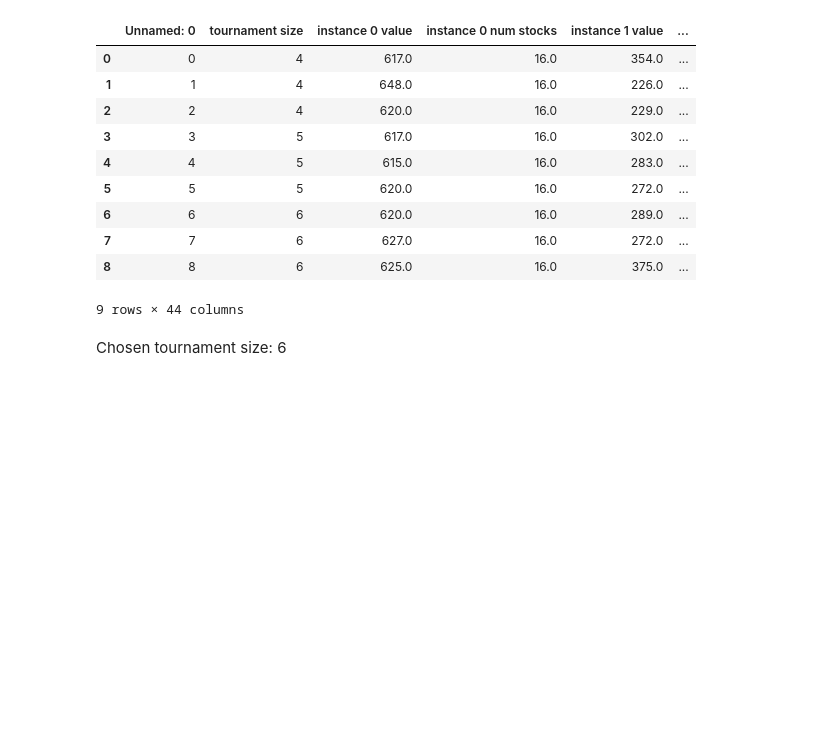
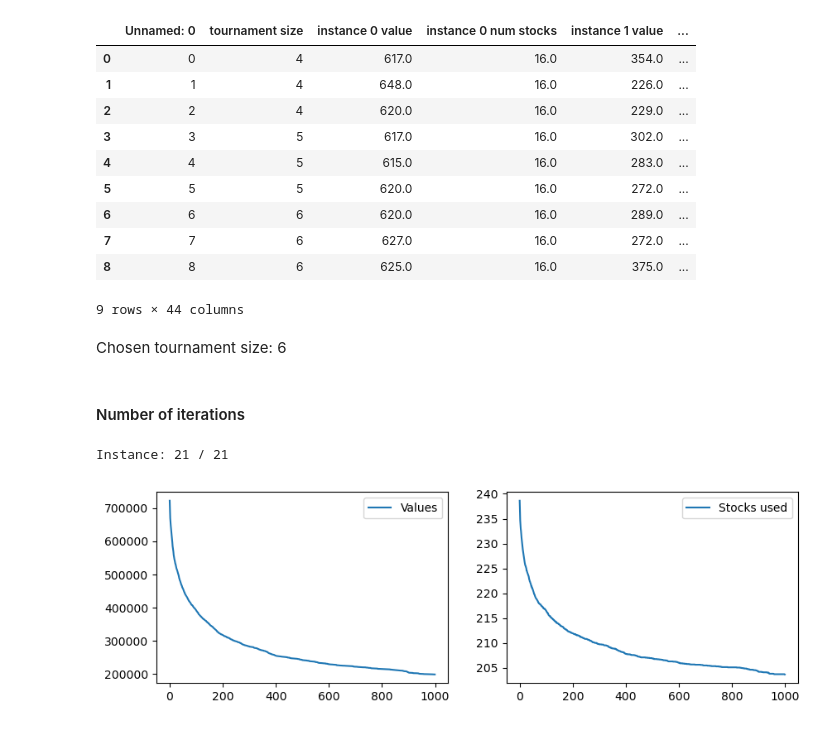
Before and after one commit to MilenkovicMaja/csp_optimization, a Jupyter notebook: csp.ipynb, the cells around one changed output. Saved outputs shown, nothing was run; the diff lists cells and outputs as text; code cells hidden in the pictures; blank space fills up the shorter version.

Commit message:
Testing number of iterations for genetic algorithm

```diff
--- a/csp.ipynb
+++ b/csp.ipynb
@@ -414,7 +414,9 @@ def ga(orders:    list[int],
        CROSSOVER_PROB: float,
        MUTATION_PROB: float,
        NUM_ITERS: int,
-       ELITISM_SIZE: int
+       ELITISM_SIZE: int,
+       sum_best_solutions: list[int] = None,
+       sum_num_stocks: list[int] = None
       ):
 
     population = [Individual(orders) for _ in range(POPULATION_SIZE)]
@@ -476,6 +478,14 @@ def ga(orders:    list[int],
         plt.legend()
         plt.show()
 
+    if sum_best_solutions is not None:
+        for i in range(len(sum_best_solutions)):
+            sum_best_solutions[i] = sum_best_solutions[i] + PLT_VALUES[i]
+
+    if sum_num_stocks is not None:
+        for i in range(len(sum_num_stocks)):
+            sum_num_stocks[i] = sum_num_stocks[i] + PLT_STOCKS_USED[i]
+
     best_individual = min(population, key=lambda x: x.fitness)
     return best_individual.code, best_individual.fitness, best_individual.num_stocks
 # %% [markdown]
@@ -1071,3 +1081,44 @@ tournament_size_df
 tournament_size_df.to_csv('tournament_size.csv')
 # %% [markdown]
 Chosen tournament size: 6
+# %% [markdown]
+#### Number of iterations
+# %%
+num_instances = 21
+num_iters = 1000
+sum_best_values = [0 for _ in range(num_iters)]
+sum_num_stocks = [0 for _ in range(num_iters)]
+
+for i in range(num_instances):
+    orders = read_instance(f'test_instances/test_instance_{i}.csp')
+    print(f'Instance: {i+1} / {num_instances}   ', end='\r')
+    solution, value, num_stocks = ga(orders,
+                                     selection=tournament_selection,
+                                     crossover=generalized_order_crossover,
+                                     mutation=mutation_swap,
+                                     plot=False,
+                                     POPULATION_SIZE = 100,
+                                     MC_OPTION = 'FIXED',
+                                     CROSSOVER_PROB = 0.85,
+                                     MUTATION_PROB = 0.07,
+                                     NUM_ITERS = num_iters,
+                                     ELITISM_SIZE = 4,
+                                     sum_best_solutions = sum_best_values,
+                                     sum_num_stocks = sum_num_stocks
+                                    )
+
+avg_best_values = [x / num_instances for x in sum_best_values]
+avg_num_stocks = [x / num_instances for x in sum_num_stocks]
+
+plt.figure(figsize=(10, 3))
+plt.subplot(1, 2, 1)
+plt.plot(range(num_iters), avg_best_values, label='Values')
+plt.legend()
+
+plt.subplot(1, 2, 2)
+plt.plot(range(num_iters), avg_num_stocks, label='Stocks used')
+plt.legend()
+plt.show()
+# %% [output]
+Instance: 21 / 21
+[figure, added]
```
Also changed, not shown: parts of 4 cells of this notebook.
